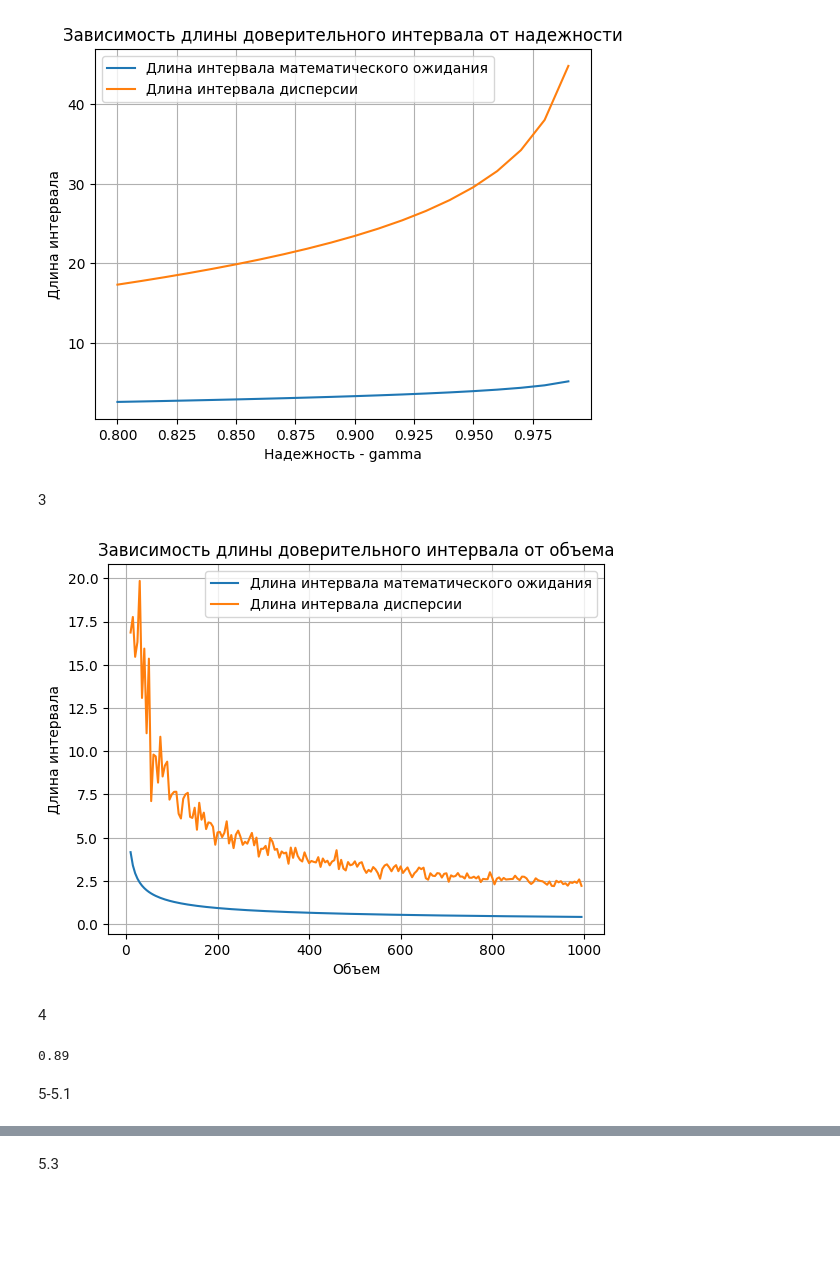
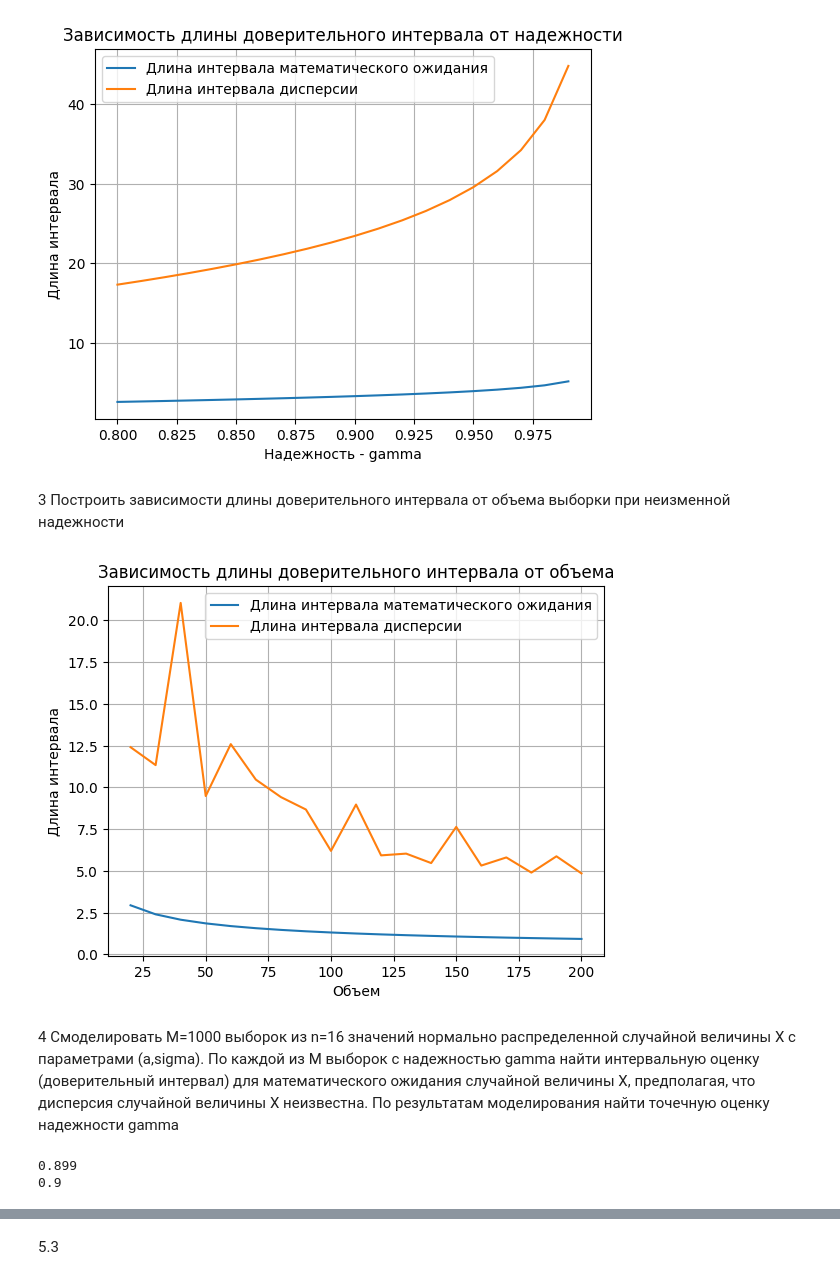
Before and after one commit to MaargoGysarova/Static_lab_1, a Jupyter notebook: Lab_2/lab2.ipynb, the cells around one changed output, grey strips where cells are left out. Cells and saved outputs as stored; diff of their text form; code cells hidden in the pictures; blank space fills up the shorter version.

```diff
--- a/Lab_2/lab2.ipynb
+++ b/Lab_2/lab2.ipynb
@@ -39,16 +33,0 @@ print("доверительный интервал, найденный python: "
-# %%
-## S = sqrt((Σ(xi - x̄)²) / (n - 1))
-S_1 = np.std(sample, ddof=1)
-print(S_1)
-
-sum_of_squared_differences = sum((xi - mean) ** 2 for xi in sample)
-# Вычислите исправленное стандартное отклонение
-n = len(sample)
-S_2 = math.sqrt(sum_of_squared_differences / (n - 1))
-print(S_2)
-
-
-delta = (t_gamma*S_1)/np.sqrt(n)
-I_left = mean - delta
-I_right = mean + delta
-print("доверительный интервал, найденный вручную: ", I_left, I_right)
@@ -69,13 +67,16 @@ print("\nдоверительный интервал, найденный python:
 # %%
 ##sample_variance = Σ(xi - x̄)² / (n - 1)
-S_V = 1/(n-1)*np.sum((sample-a)**2)
-sample_variance = sum((x - sum(sample)/n)**2 for x in sample) / (n-1)
-print(S_V,sample_variance)
+variance_estimate = np.var(sample, ddof=1)
+print(variance_estimate)
+
+# Вычисляем критические значения для хи-квадрат распределения
 q1 = (1-gamma)/2
 q2 = (1+gamma)/2
 x_1 = sts.chi2.ppf(q1,n-1)
 x_2 = sts.chi2.ppf(q2,n-1)
-I_leftm = (n-1)*sample_variance/x_2
-I_rightm = (n-1)*sample_variance/x_1
+
+# Вычисляем интервальную оценку для дисперсии
+I_leftm = (n-1)*variance_estimate/x_2
+I_rightm = (n-1)*variance_estimate/x_1
 print("доверительный интервал, найденный вручную: ", I_leftm, I_rightm)
 # %% [output]
@@ -116,57 +117,62 @@ plt.title("Зависимость длины доверительного инт
 plt.show()
 # %% [output]
 [figure]
-# %% [markdown]
-3
+# %% [markdown]
+3 Построить зависимости длины доверительного интервала от объема выборки при неизменной надежности
 # %%
-m_list = np.arange(10, 1000, 5)
+m_list = np.arange(20, 201, 10)
 # Списки для хранения длин интервалов для математического ожидания и дисперсии
 lengths_mean = []
 lengths_variance = []
 
 for m in m_list:
     sample_item = np.random.normal(a, sigma, m)
     # Вычисляем интервальную оценку для математического ожидания
     mean_interval = sts.norm.interval(gamma, loc=sample_item.mean(), scale=sigma / np.sqrt(m))
 
     # Вычисляем интервальную оценку для дисперси
     variance_estimate = np.var(sample_item, ddof=1)
     chi2_lower, chi2_upper = sts.chi2.interval(gamma, m-1)
     variance_interval = ((m-1) * variance_estimate / chi2_upper,
                          (m-1) * variance_estimate / chi2_lower)
 
     # Вычисляем длину интервалов и добавляем их в списки
     lengths_mean.append(mean_interval[1] - mean_interval[0])
     lengths_variance.append(variance_interval[1] - variance_interval[0])
 
 
 plt.plot(m_list, lengths_mean, label="Длина интервала математического ожидания")
 plt.plot(m_list, lengths_variance, label="Длина интервала дисперсии")
 plt.xlabel("Объем")
 plt.ylabel("Длина интервала")
 plt.legend()
 plt.grid()
 plt.title("Зависимость длины доверительного интервала от объема")
 plt.show()
 # %% [output]
-[figure, old version]
+[figure, new version]
-# %% [markdown]
-4
+# %% [markdown]
+4 Смоделировать M=1000 выборок из n=16 значений нормально распределенной случайной величины X с параметрами (a,sigma). По каждой из M выборок с надежностью gamma найти интервальную оценку (доверительный интервал) для математического ожидания случайной величины X, предполагая, что дисперсия случайной величины X неизвестна. По результатам моделирования найти точечную оценку надежности gamma
 # %%
 count = 0.0
 M = 1000
+N = 1000
 for j in range(0,M):
-    sample = np.random.normal(a, sigma, n)#создание выборки
+    sample = np.random.normal(a, sigma, N)#создание выборки
+
     mean = statistics.mean(sample)
+    SEM= sts.sem(sample) # стандартная ошибка среднего
 
-    interval = sts.norm.interval(gamma, mean, sigma/math.sqrt(n))
+    S= np.sqrt(np.var(sample,ddof=1))
+
+    interval = sts.t.interval(gamma, N-1, mean, S/math.sqrt(N))
 
     if interval[0]<a and interval[1]>a:
         count +=1
 
 GAMMA = count/M
 print(GAMMA)
+print(gamma)
 # %% [output]
-0.89
+0.899
+0.9
-# %% [markdown]
-5-5.1
```
Also changed, not shown: parts of 26 cells of this notebook, 4 other files.
